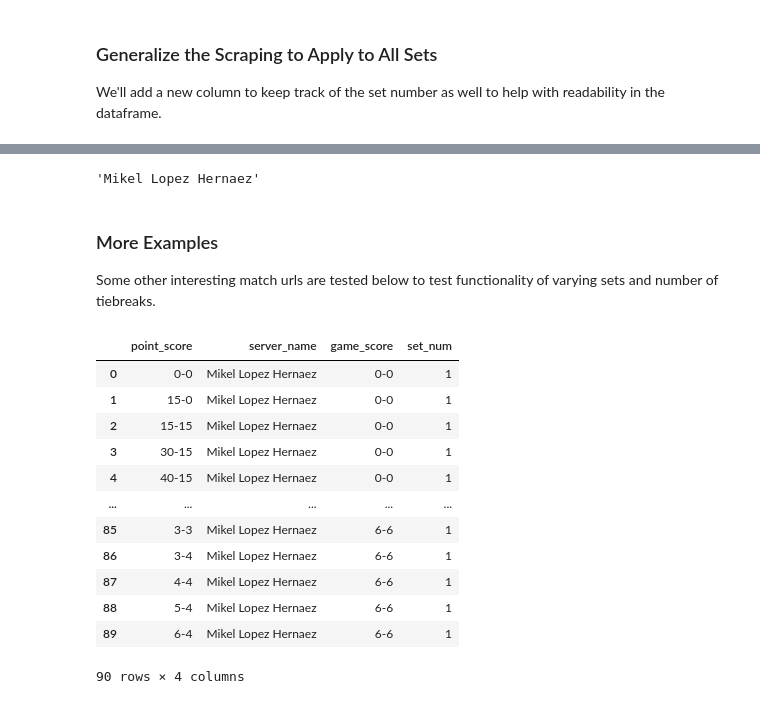
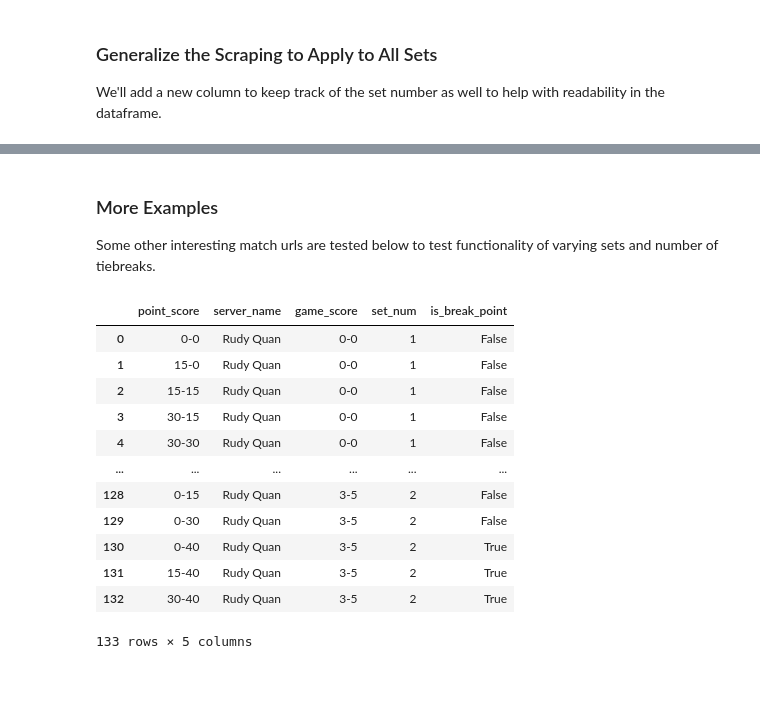
Before and after one commit to cjgimena/Webscraping-Project, a Jupyter notebook: Webscraping Project.ipynb, the cells around one changed output, grey strips where cells are left out. Saved outputs shown, nothing was run; the diff lists cells and outputs as text; code cells hidden in the pictures.

```diff
--- a/Webscraping Project.ipynb
+++ b/Webscraping Project.ipynb
@@ -636,7 +597,3 @@ tiebreaker_df
-# %%
-player2
-# %% [output]
-'Mikel Lopez Hernaez'
 # %% [markdown]
 ### More Examples
 
@@ -647,16 +601,17 @@ df = extract_point_by_point(url)
-# %%
-df
-# %% [output]
-|  | point_score | server_name | game_score | set_num |
-| 0 | 0-0 | Mikel Lopez Hernaez | 0-0 | 1 |
-| 1 | 15-0 | Mikel Lopez Hernaez | 0-0 | 1 |
-| 2 | 15-15 | Mikel Lopez Hernaez | 0-0 | 1 |
-| 3 | 30-15 | Mikel Lopez Hernaez | 0-0 | 1 |
-| 4 | 40-15 | Mikel Lopez Hernaez | 0-0 | 1 |
-| ... | ... | ... | ... | ... |
-| 85 | 3-3 | Mikel Lopez Hernaez | 6-6 | 1 |
-| 86 | 3-4 | Mikel Lopez Hernaez | 6-6 | 1 |
-| 87 | 4-4 | Mikel Lopez Hernaez | 6-6 | 1 |
-| 88 | 5-4 | Mikel Lopez Hernaez | 6-6 | 1 |
-| 89 | 6-4 | Mikel Lopez Hernaez | 6-6 | 1 |
-90 rows × 4 columns
+# %%
+url = 'https://www.tennislive.net/atp/match/yuta-shimizu-VS-rudy-quan/little-rock-challenger-2024/'
+extract_point_by_point(url)
+# %% [output]
+|  | point_score | server_name | game_score | set_num | is_break_point |
+| 0 | 0-0 | Rudy Quan | 0-0 | 1 | False |
+| 1 | 15-0 | Rudy Quan | 0-0 | 1 | False |
+| 2 | 15-15 | Rudy Quan | 0-0 | 1 | False |
+| 3 | 30-15 | Rudy Quan | 0-0 | 1 | False |
+| 4 | 30-30 | Rudy Quan | 0-0 | 1 | False |
+| ... | ... | ... | ... | ... | ... |
+| 128 | 0-15 | Rudy Quan | 3-5 | 2 | False |
+| 129 | 0-30 | Rudy Quan | 3-5 | 2 | False |
+| 130 | 0-40 | Rudy Quan | 3-5 | 2 | True |
+| 131 | 15-40 | Rudy Quan | 3-5 | 2 | True |
+| 132 | 30-40 | Rudy Quan | 3-5 | 2 | True |
+133 rows × 5 columns
```
Also changed, not shown: parts of 17 cells of this notebook.
